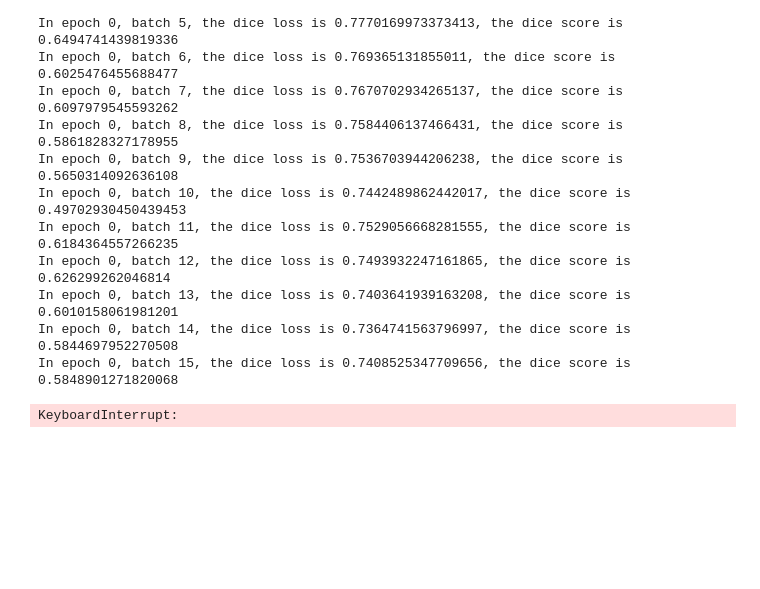
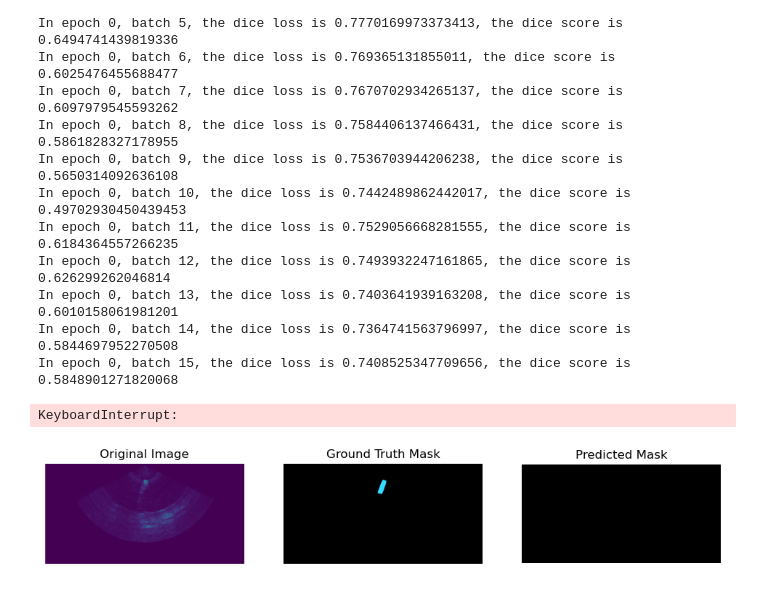
Before and after one commit to r56wq/UNet-for-sonar-segmantation, a Jupyter notebook: entry.ipynb, the cells around one changed output. Saved outputs shown, nothing was run; the diff lists cells and outputs as text; code cells hidden in the pictures; blank space fills up the shorter version.

Commit message:
Show results

```diff
--- a/entry.ipynb
+++ b/entry.ipynb
@@ -98,0 +106,7 @@ KeyboardInterrupt:
+# %%
+dir = r"D:\UNet\dataset\test"
+img_name = "img_000083"
+model = Unet(3)
+show_results(dir, img_name, model)
+# %% [output]
+[figure, added]
```
Also changed, not shown: parts of 1 cell of this notebook, 2 other files.
